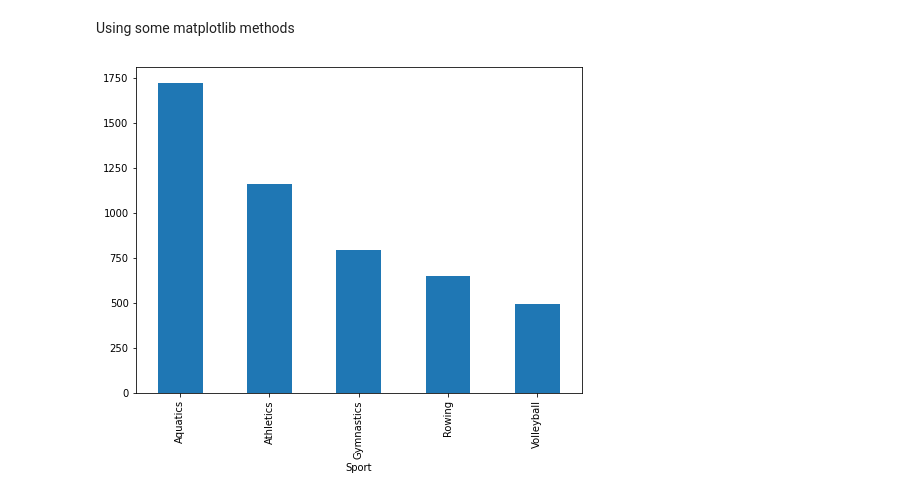
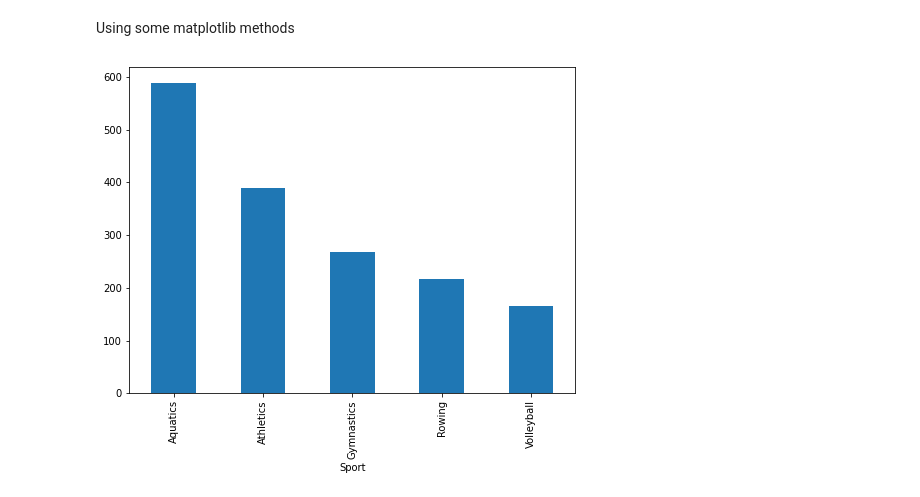
Before and after one commit to Kyoyakp/ETG-AI-ML-Internship, a Jupyter notebook: Data Analysis/Olympics_Analysis.ipynb, the cells around one changed output. Cells and saved outputs as stored; diff of their text form; code cells hidden in the pictures.

```diff
--- a/Data Analysis/Olympics_Analysis.ipynb
+++ b/Data Analysis/Olympics_Analysis.ipynb
@@ -181,9 +186,10 @@ df.groupby("Event").count()["Athlete"].sort_values(ascending = False).head().plo
 # %% [markdown]
 Using some matplotlib methods
 # %%
-fem = df[df['Gender']=='Women']
+gold = df[df['Medal']=='Gold']
+fem = gold[gold['Gender']=='Women']
 plt.figure(figsize = (8,6))
 fem.groupby("Sport").count()["Gender"].sort_values(ascending=False).head().plot.bar()
 plt.show()
 # %% [output]
-[figure, old version]
+[figure, new version]
```
Also changed, not shown: parts of 3 cells of this notebook.
